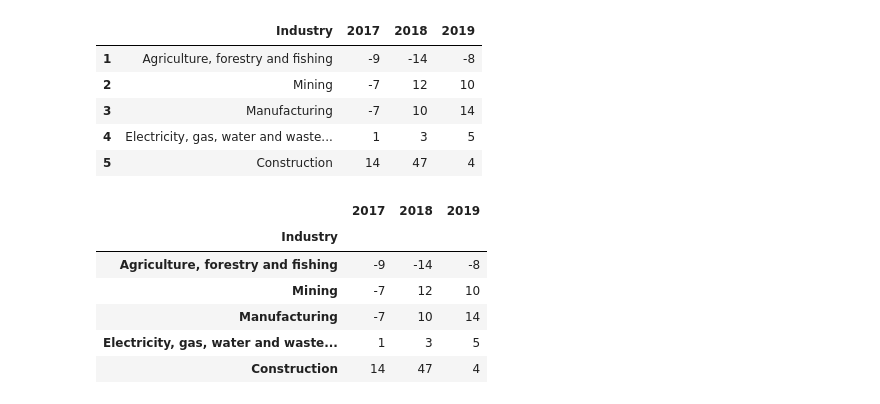
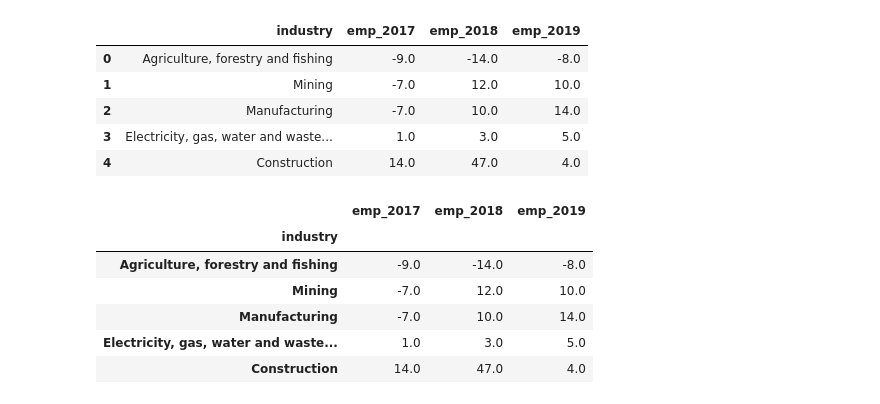
Before and after one commit to Mikicai/ETL_project, a Jupyter notebook: Industry_Anaysis.ipynb, the cells around one changed output. Drawn from its saved outputs; the diff is of its cells as text; code cells hidden in the pictures.

```diff
--- a/Industry_Anaysis.ipynb
+++ b/Industry_Anaysis.ipynb
@@ -16,34 +16,34 @@ industry_data_df.head()
 # %%
 ##  Rename the column headers
-industry_data_df = industry_data_df.rename(columns={"Annual industry employment movements, 2016-17 to 2018-19": "Industry",
-                                                          "Unnamed: 1": "2017",
-                                                          "Unnamed: 2": "2018",
-                                                          "Unnamed: 3": "2019"})
-
+industry_data_df = industry_data_df.rename(columns={"Annual industry employment movements, 2016-17 to 2018-19": "industry",
+                                                          "Unnamed: 1": "emp_2017",
+                                                          "Unnamed: 2": "emp_2018",
+                                                          "Unnamed: 3": "emp_2019"})
+industry_data_df = industry_data_df.rename(columns={"Industry": "industry"})
 ## Clean the data
-industry_data_df=industry_data_df.dropna(how='any')
-industry_data_df.head()
+industry_clean_df=industry_data_df.dropna(how='any')
+industry_clean_df.head()
 # %% [output]
-|  | Industry | 2017 | 2018 | 2019 |
-| 1 | Agriculture, forestry and fishing | -9 | -14 | -8 |
-| 2 | Mining | -7 | 12 | 10 |
-| 3 | Manufacturing | -7 | 10 | 14 |
-| 4 | Electricity, gas, water and waste... | 1 | 3 | 5 |
-| 5 | Construction | 14 | 47 | 4 |
+|  | industry | emp_2017 | emp_2018 | emp_2019 |
+| 0 | Agriculture, forestry and fishing | -9.0 | -14.0 | -8.0 |
+| 1 | Mining | -7.0 | 12.0 | 10.0 |
+| 2 | Manufacturing | -7.0 | 10.0 | 14.0 |
+| 3 | Electricity, gas, water and waste... | 1.0 | 3.0 | 5.0 |
+| 4 | Construction | 14.0 | 47.0 | 4.0 |
 # %%
 # dropping duplicates and setting the index
 #industry_data_df.drop_duplicates("Industry", inplace=True)
-industry_data_df.set_index("Industry", inplace=True)
+industry_clean_df.set_index("industry", inplace=True)
 
-industry_data_df.head()
+industry_clean_df.head()
 # %% [output]
-|  | 2017 | 2018 | 2019 |
-| Industry |  |  |  |
-| Agriculture, forestry and fishing | -9 | -14 | -8 |
-| Mining | -7 | 12 | 10 |
-| Manufacturing | -7 | 10 | 14 |
-| Electricity, gas, water and waste... | 1 | 3 | 5 |
-| Construction | 14 | 47 | 4 |
+|  | emp_2017 | emp_2018 | emp_2019 |
+| industry |  |  |  |
+| Agriculture, forestry and fishing | -9.0 | -14.0 | -8.0 |
+| Mining | -7.0 | 12.0 | 10.0 |
+| Manufacturing | -7.0 | 10.0 | 14.0 |
+| Electricity, gas, water and waste... | 1.0 | 3.0 | 5.0 |
+| Construction | 14.0 | 47.0 | 4.0 |
 # %%
 #Store EMPLOYMENT CSV into DataFrame
 csv_file = "Resources/Industry_EBITDA.csv"
```
Also changed, not shown: parts of 15 cells of this notebook, 3 other files.
